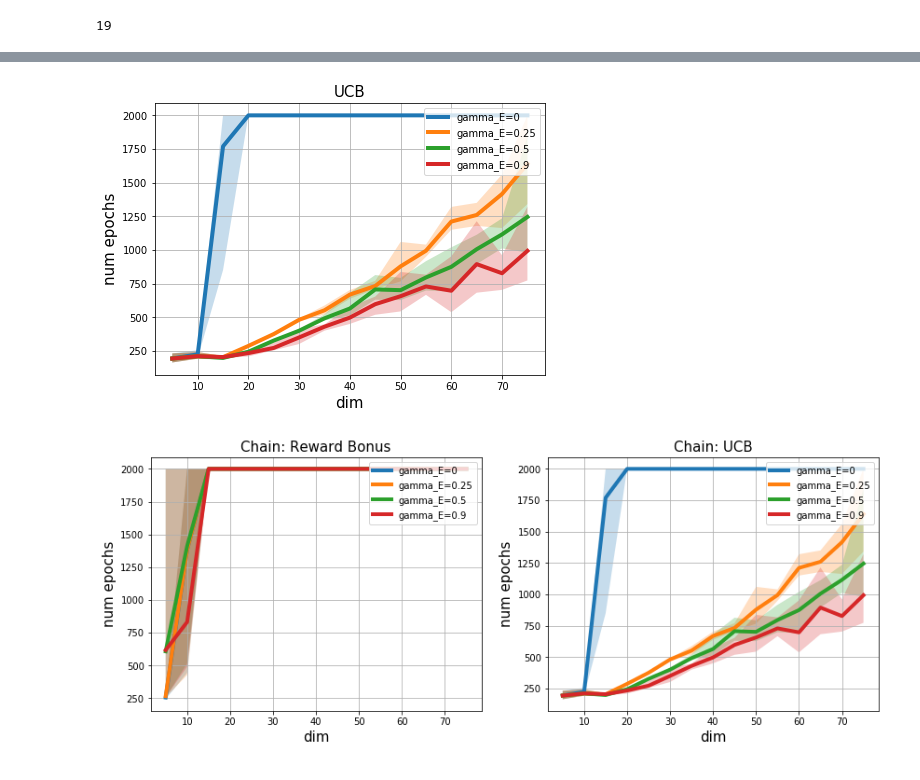
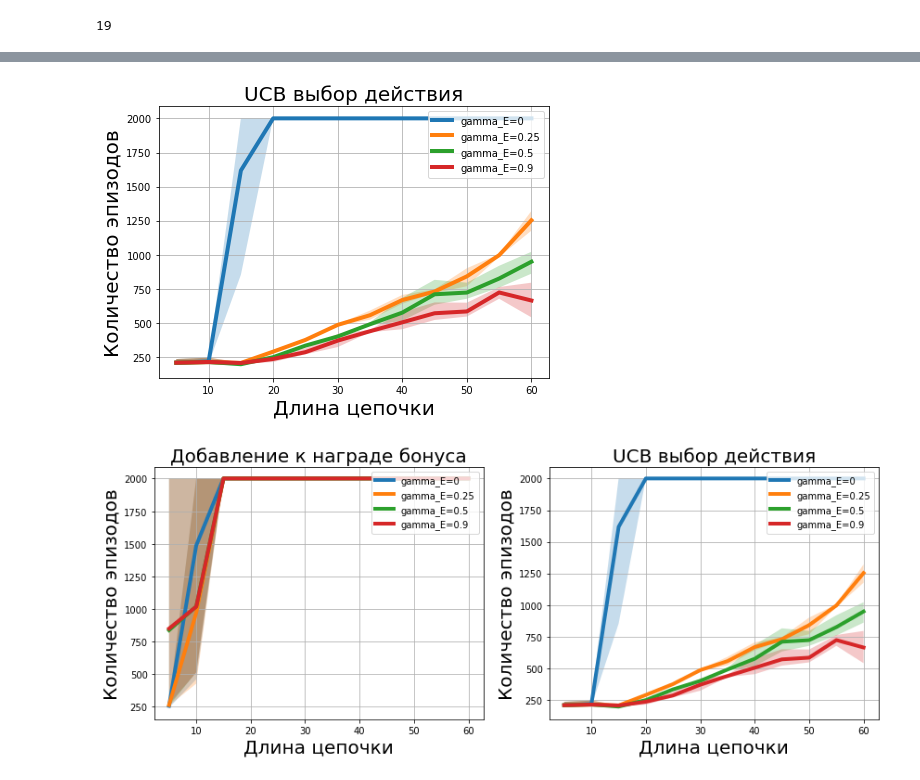
Before and after one commit to VakhrameevaLiza/exploration_pytorch, a Jupyter notebook: test tabular E-learning.ipynb, the cells around one changed output, grey strips where cells are left out. Cells and saved outputs as stored; diff of their text form; code cells hidden in the pictures.

```diff
--- a/test tabular E-learning.ipynb
+++ b/test tabular E-learning.ipynb
@@ -38,7 +44,7 @@ from tabular_environments.chain_environment import SimpleChain
 # %%
 def plot_results(results, titles, dim_range):
     linewidth=4
-    fontsize=15
+    fontsize=20
 
     num_plots = len(results)
     plt.figure(figsize=(7*num_plots,5))
@@ -57,14 +63,14 @@ def plot_results(results, titles, dim_range):
 
         plt.legend(loc='upper right')
         plt.grid()
-        plt.ylabel('num epochs', fontsize=fontsize)
-        plt.xlabel('dim', fontsize=fontsize)
+        plt.ylabel('Количество эпизодов', fontsize=fontsize)
+        plt.xlabel('Длина цепочки', fontsize=fontsize)
         plt.title(titles[i], fontsize=fontsize)
 # %%
 def Q_E_learning(env,
                  alpha=0.2, gamma=0.99, gamma_E=0.9,
                  ucb_flag=False, rew_bonus_flag=False, w=1,
-                 return_trajectory=True,
+                 return_trajectory=False,
                  max_num_episodes=2000):
 
     n_states = env.observation_space.shape[0]
@@ -148,7 +154,7 @@ np.max(trajectory)
 # %%
 np.random.seed(42)
 seed_range = [np.random.randint(1000) for _ in range(5)]
-dim_range = np.arange(5, 76, 5)
+dim_range = np.arange(5, 65, 5)
 alpha = 0.2
 # %%
 def get_gamma_E_results(env_creator,
@@ -228,6 +234,6 @@ plot_results([rew_bonus_results], ['Reward Bonus'], dim_range)
 # %%
 %%time
-ucb_results = get_gamma_E_results(SimpleChain, ucb_flag=True)
+ucb_results = get_gamma_E_results(SimpleChain, seed_range[:3], dim_range, ucb_flag=True)
 # %% [output]
 gamma_E=0
 gamma_E=0.25
@@ -238,8 +244,8 @@ Wall time: 10min 18s
 # %%
-plot_results([ucb_results], ['UCB'], dim_range)
+plot_results([ucb_results], ['UCB выбор действия'], dim_range)
 # %% [output]
-[figure, old version]
+[figure, new version]
 # %%
-plot_results([rew_bonus_results, ucb_results], ['Chain: Reward Bonus', 'Chain: UCB'], dim_range)
+plot_results([rew_bonus_results, ucb_results], ['Добавление к награде бонуса', 'UCB выбор действия'], dim_range)
 # %% [output]
-[figure, old version]
+[figure, new version]
```
Also changed, not shown: parts of 5 cells of this notebook, 41 other files.
